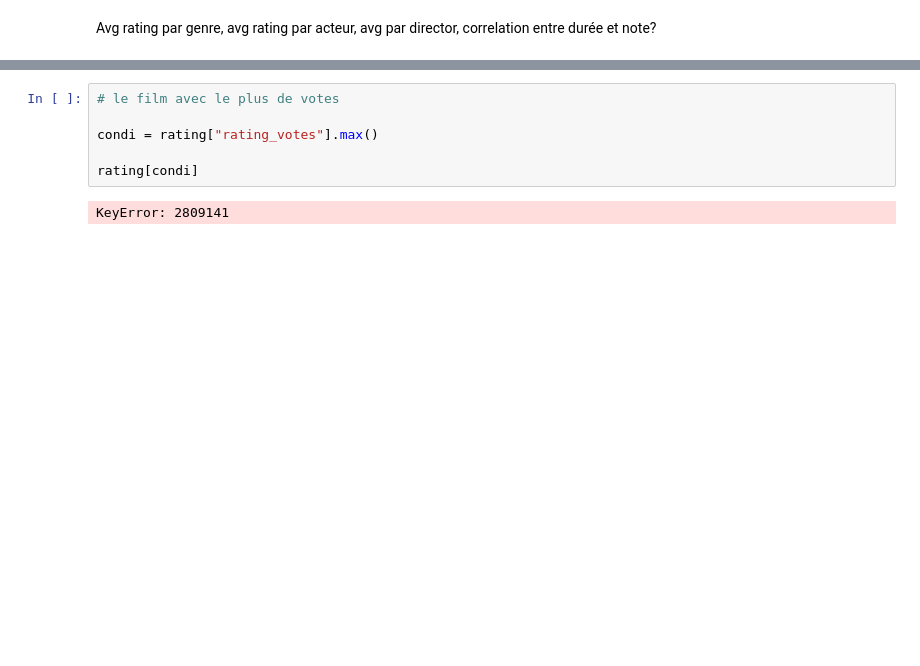
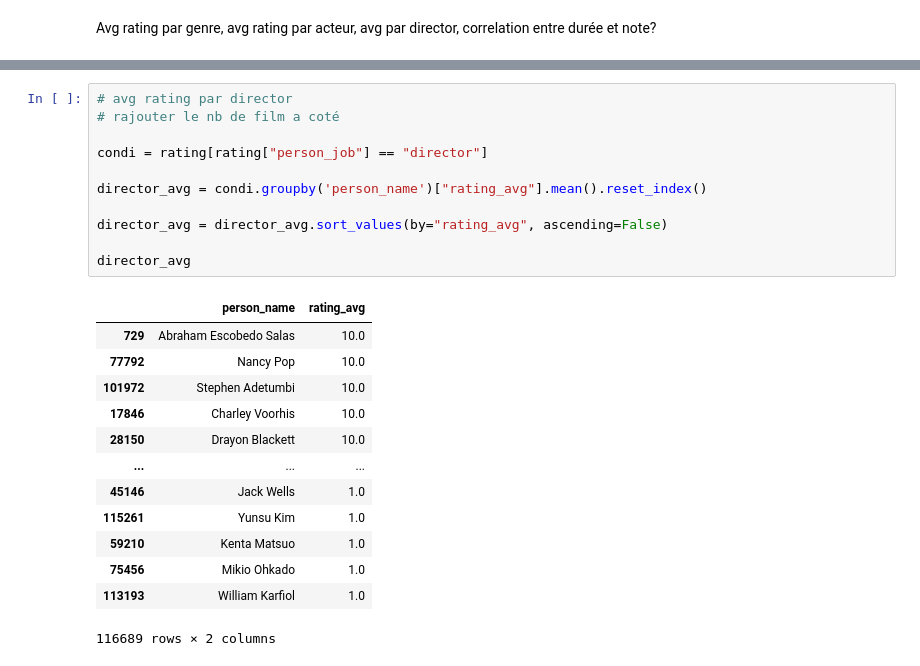
Before and after one commit to Morgan-DCL/project_2, a Jupyter notebook: eda_rating.ipynb, the cells around one changed output, grey strips where cells are left out. Drawn from its saved outputs; the diff is of its cells as text; blank space fills up the shorter version.

```diff
--- a/eda_rating.ipynb
+++ b/eda_rating.ipynb
@@ -154,8 +137,25 @@ nodup[condi].reset_index(drop='index')
-# %%
-# le film avec le plus de votes
-
-condi = rating["rating_votes"].max()
-
-rating[condi]
-# %% [output]
-KeyError: 2809141
+# %%
+# avg rating par director
+# rajouter le nb de film a coté
+
+condi = rating[rating["person_job"] == "director"]
+
+director_avg = condi.groupby('person_name')["rating_avg"].mean().reset_index()
+
+director_avg = director_avg.sort_values(by="rating_avg", ascending=False)
+
+director_avg
+# %% [output]
+|  | person_name | rating_avg |
+| 729 | Abraham Escobedo Salas | 10.0 |
+| 77792 | Nancy Pop | 10.0 |
+| 101972 | Stephen Adetumbi | 10.0 |
+| 17846 | Charley Voorhis | 10.0 |
+| 28150 | Drayon Blackett | 10.0 |
+| ... | ... | ... |
+| 45146 | Jack Wells | 1.0 |
+| 115261 | Yunsu Kim | 1.0 |
+| 59210 | Kenta Matsuo | 1.0 |
+| 75456 | Mikio Ohkado | 1.0 |
+| 113193 | William Karfiol | 1.0 |
+116689 rows × 2 columns
```
Also changed, not shown: parts of 11 cells of this notebook, 1 other file.
